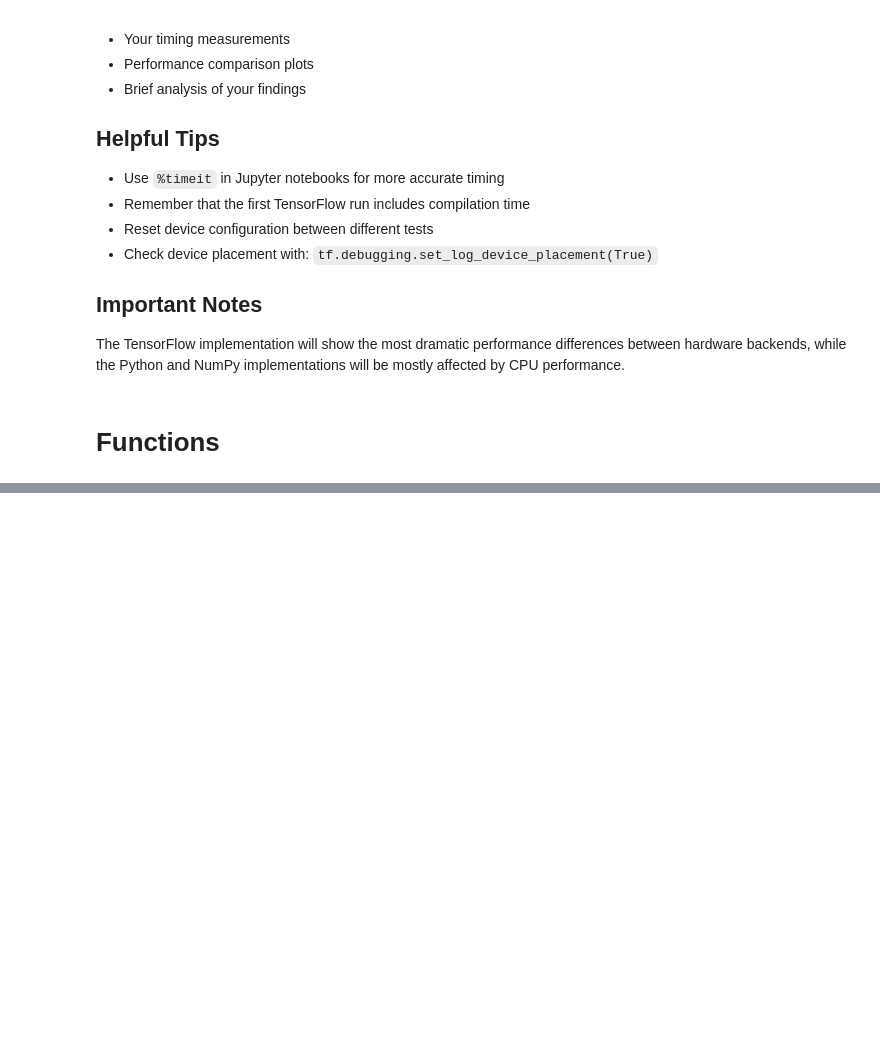
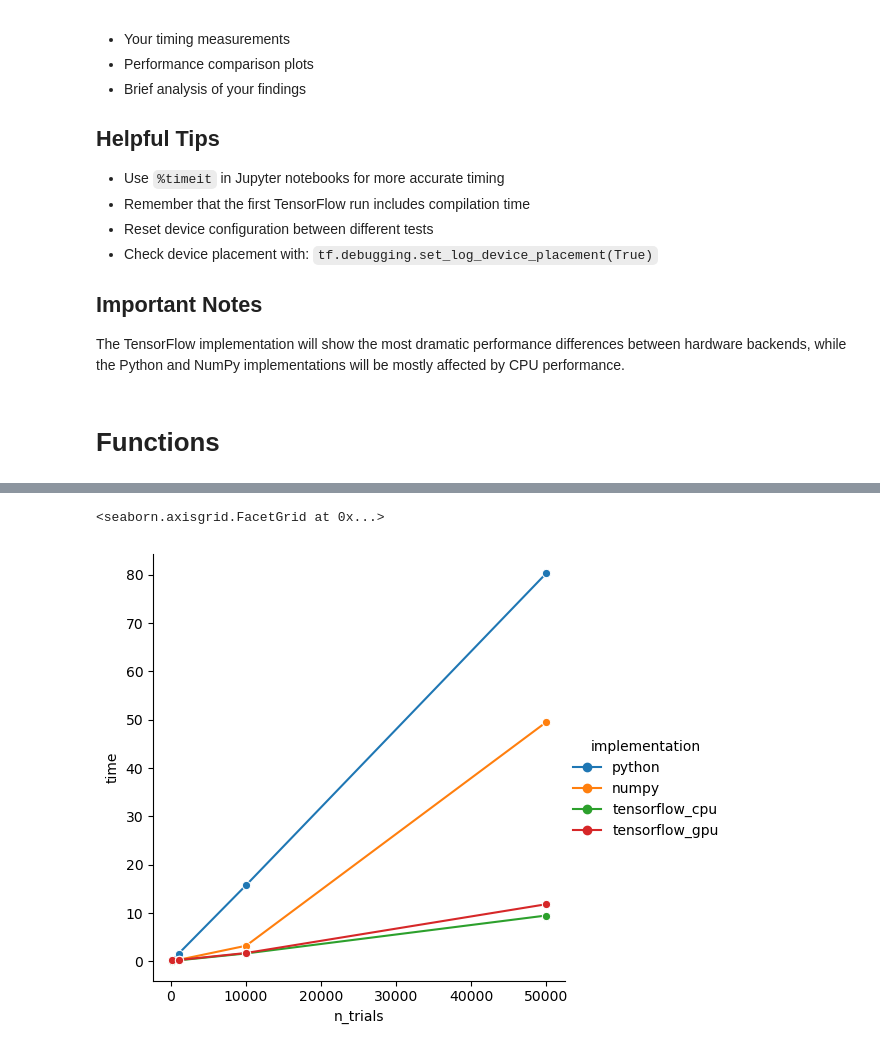
Before and after one commit to Gilles86/computation-in-neuroeconomics-workshop2025, a Jupyter notebook: notebooks/2_ddm_fast_and_slow.ipynb, the cells around one changed output, grey strips where cells are left out. Saved outputs shown, nothing was run; the diff lists cells and outputs as text; code cells hidden in the pictures; blank space fills up the shorter version.

```diff
--- a/notebooks/2_ddm_fast_and_slow.ipynb
+++ b/notebooks/2_ddm_fast_and_slow.ipynb
@@ -263,0 +433,5 @@ def ddm_tensorflow(n_trials=1000, max_t=10.0, dt=0.001, drift=0.5, noise=0.1, bo
+# %%
+sns.relplot(x='n_trials', y='time', data=results_df.reset_index(), hue='implementation', kind='line', marker='o')
+# %% [output]
+<seaborn.axisgrid.FacetGrid at 0x...>
+[figure, added]
```
Also changed, not shown: parts of 1 cell of this notebook.
